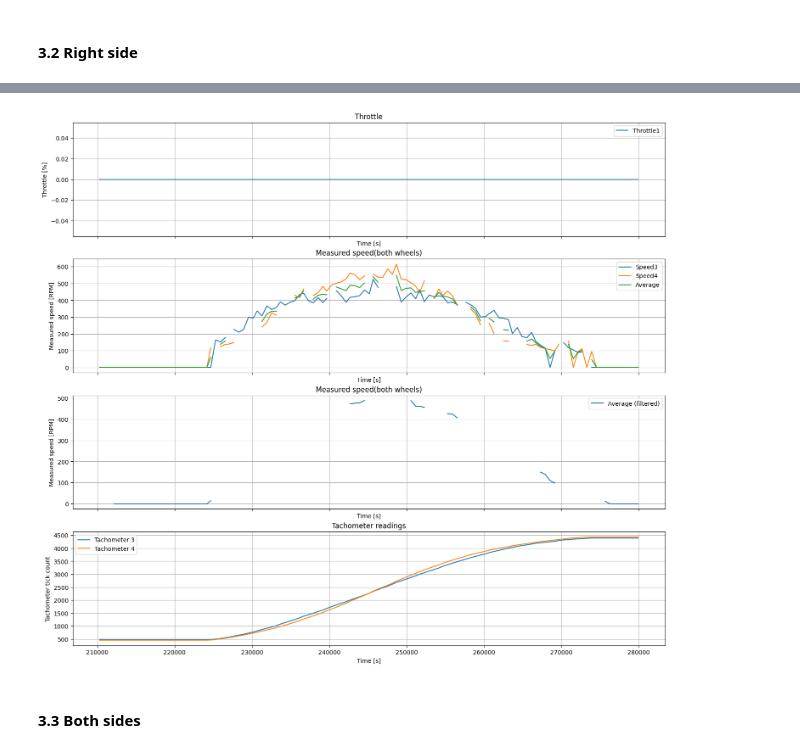
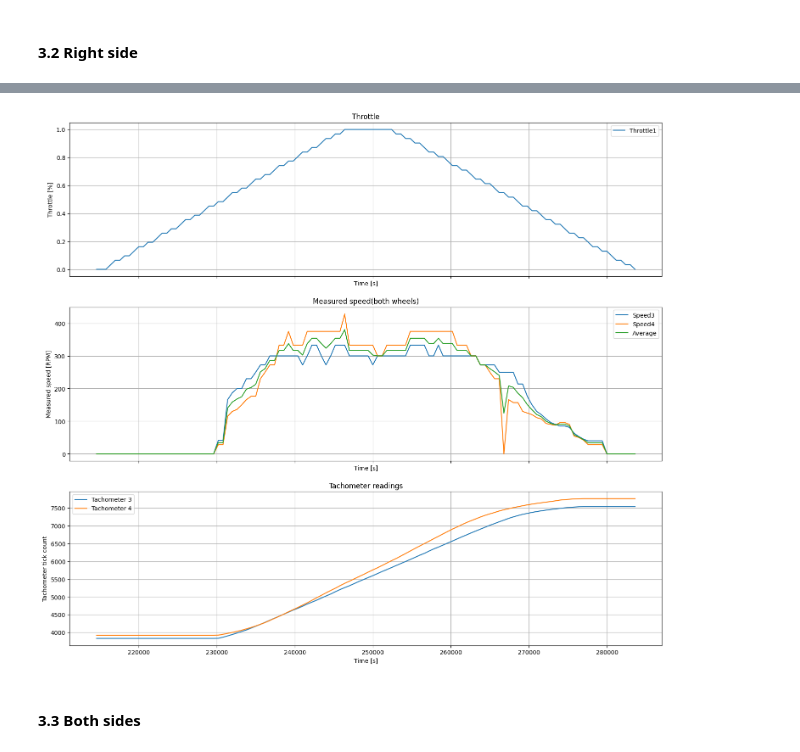
Before and after one commit to nhorro/rover-firmware-ng, a Jupyter notebook: Python/notebooks/TC03_TestMotorControl.ipynb, the cells around one changed output, grey strips where cells are left out. Saved outputs shown, nothing was run; the diff lists cells and outputs as text; code cells hidden in the pictures.

Commit message:
Bug in PID, Median Filter

```diff
--- a/Python/notebooks/TC03_TestMotorControl.ipynb
+++ b/Python/notebooks/TC03_TestMotorControl.ipynb
@@ -258,5 +256,5 @@ Sent: 0x 40 3C 0D 01 00 00 00 01 3F 00 00 00 00 00 00 00 CC 0A  (18 bytes)
 # %% [markdown]
 Check vehicle right side moves backward.
 # %%
-vehicle.set_motor_throttles(-0.4,0.0,0x1)
+vehicle.set_motor_throttles(-0.5,0.0,0x1)
 # %% [output]
@@ -434,0 +434,4 @@ Sent: 0x 40 3C 05 03 00 00 00 00 D7 0A  (10 bytes)
+# %%
+motor_control_tm_df = pd.read_csv(os.path.join(vehicle.capture_path,"tctm.telemetry.MotorControlTelemetry-RightThrottleRamp.csv"))
+motor_control_tm_df["AverageSpeed34"] = (motor_control_tm_df.MeasuredSpeed3+ motor_control_tm_df.MeasuredSpeed4)/2
+motor_control_tm_df.tail()
@@ -435,37 +445,30 @@ Sent: 0x 40 3C 05 03 00 00 00 00 D7 0A  (10 bytes)
 # %%
-fig, axes = plt.subplots(4,1,figsize=(18,16),sharex=True)
-axes[0].plot(motor_control_tm_df.OnBoardTime-motor_control_tm_df.OnBoardTime.iloc[0]/1000,motor_control_tm_df.Throttle1)
+fig, axes = plt.subplots(3,1,figsize=(18,16),sharex=True)
+axes[0].plot(motor_control_tm_df.OnBoardTime-motor_control_tm_df.OnBoardTime.iloc[0]/1000,motor_control_tm_df.Throttle2)
 axes[0].set_title("Throttle")
 axes[0].grid(which="Both")
 axes[0].set_xlabel("Time [s]")
 axes[0].set_ylabel("Throttle [%]")
 axes[0].legend(["Throttle1"])
 
 axes[1].plot(motor_control_tm_df.OnBoardTime-motor_control_tm_df.OnBoardTime.iloc[0]/1000,motor_control_tm_df.MeasuredSpeed3)
 axes[1].plot(motor_control_tm_df.OnBoardTime-motor_control_tm_df.OnBoardTime.iloc[0]/1000,motor_control_tm_df.MeasuredSpeed4)
 axes[1].plot(motor_control_tm_df.OnBoardTime-motor_control_tm_df.OnBoardTime.iloc[0]/1000,motor_control_tm_df.AverageSpeed34)
 axes[1].set_title("Measured speed(both wheels)")
 axes[1].grid(which="Both")
 axes[1].set_xlabel("Time [s]")
 axes[1].set_ylabel("Measured speed [RPM]")
 axes[1].legend(["Speed3","Speed4","Average"])
 
-axes[2].plot(motor_control_tm_df.OnBoardTime-motor_control_tm_df.OnBoardTime.iloc[0]/1000,motor_control_tm_df.AverageSpeed34.rolling(4).mean())
-axes[2].set_title("Measured speed(both wheels)")
+axes[2].plot(motor_control_tm_df.OnBoardTime-motor_control_tm_df.OnBoardTime.iloc[0]/1000,motor_control_tm_df.Tachometer3)
+axes[2].plot(motor_control_tm_df.OnBoardTime-motor_control_tm_df.OnBoardTime.iloc[0]/1000,motor_control_tm_df.Tachometer4)
 axes[2].grid(which="Both")
 axes[2].set_xlabel("Time [s]")
-axes[2].set_ylabel("Measured speed [RPM]")
-axes[2].legend(["Average (filtered)"])
-
-axes[3].plot(motor_control_tm_df.OnBoardTime-motor_control_tm_df.OnBoardTime.iloc[0]/1000,motor_control_tm_df.Tachometer3)
-axes[3].plot(motor_control_tm_df.OnBoardTime-motor_control_tm_df.OnBoardTime.iloc[0]/1000,motor_control_tm_df.Tachometer4)
-axes[3].grid(which="Both")
-axes[3].set_xlabel("Time [s]")
-axes[3].set_ylabel("Tachometer tick count")
-axes[3].legend(["Tachometer 3","Tachometer 4"])
-axes[3].set_title("Tachometer readings");
+axes[2].set_ylabel("Tachometer tick count")
+axes[2].legend(["Tachometer 3","Tachometer 4"])
+axes[2].set_title("Tachometer readings");
 # %% [output]
-[figure, old version]
+[figure, new version]
 # %% [markdown]
 #### 3.3 Both sides
 # %%
```
Also changed, not shown: parts of 32 cells of this notebook, 17 other files.
